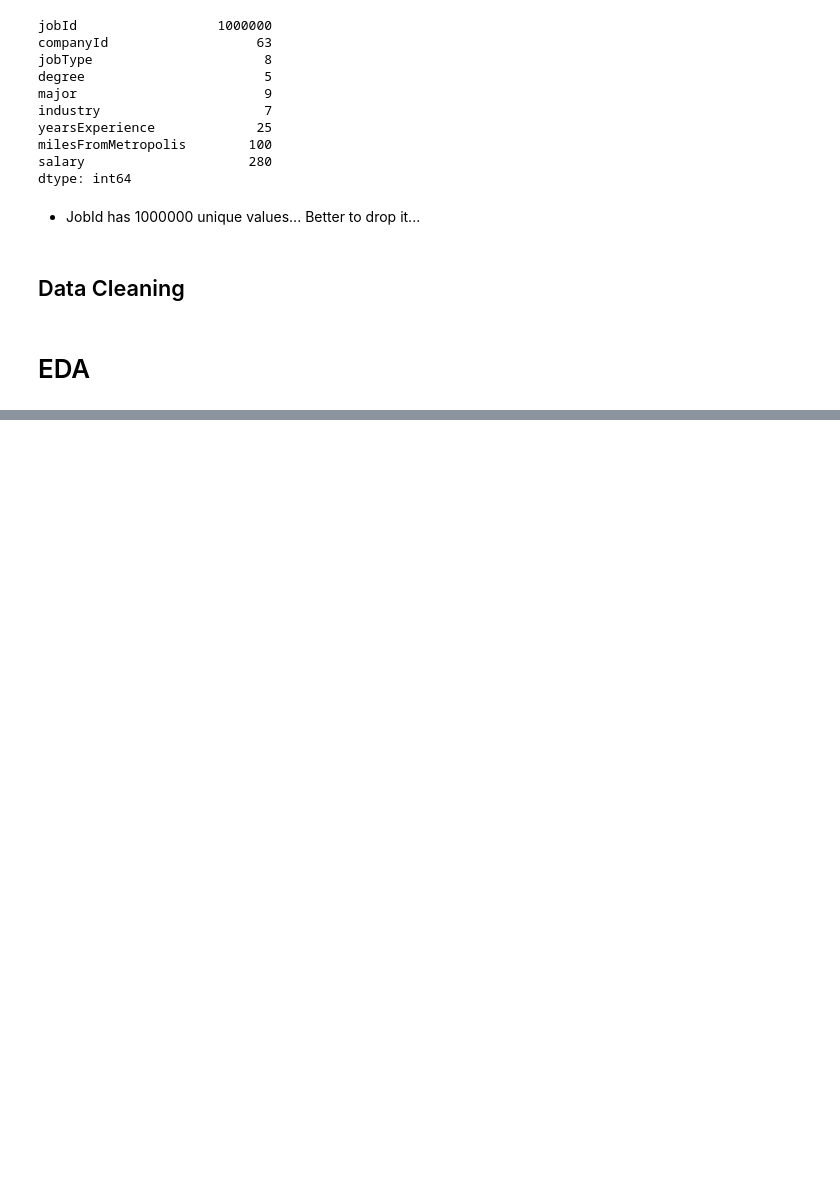
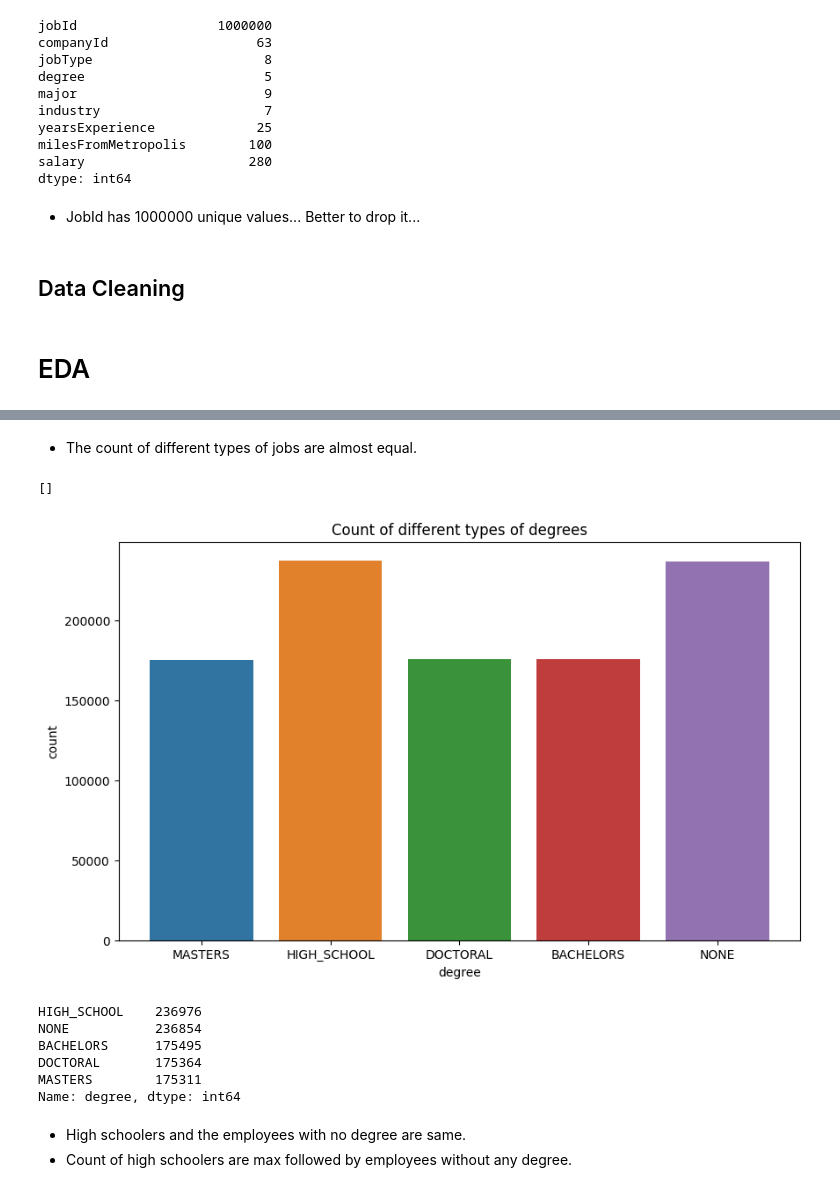
Before and after one commit to anupstar100/Employee-Salaries, a Jupyter notebook: Employee_Salary_EDA.ipynb, the cells around one changed output, grey strips where cells are left out. Saved outputs shown, nothing was run; the diff lists cells and outputs as text; code cells hidden in the pictures; blank space fills up the shorter version.

```diff
--- a/Employee_Salary_EDA.ipynb
+++ b/Employee_Salary_EDA.ipynb
@@ -167,0 +182,23 @@ Index(['companyId', 'jobType', 'degree', 'major', 'industry',
+# %% [markdown]
+* The count of different types of jobs are almost equal.
+# %%
+# countplot of degree
+plt.figure(figsize = (10, 6))
+sns.countplot(df['degree'])
+plt.title('Count of different types of degrees')
+plt.plot()
+# %% [output]
+[]
+[figure, added]
+# %%
+df['degree'].value_counts()
+# %% [output]
+HIGH_SCHOOL    236976
+NONE           236854
+BACHELORS      175495
+DOCTORAL       175364
+MASTERS        175311
+Name: degree, dtype: int64
+# %% [markdown]
+* High schoolers and the employees with no degree are same.
+* Count of high schoolers are max followed by employees without any degree.
```
Also changed, not shown: parts of 30 cells of this notebook.
